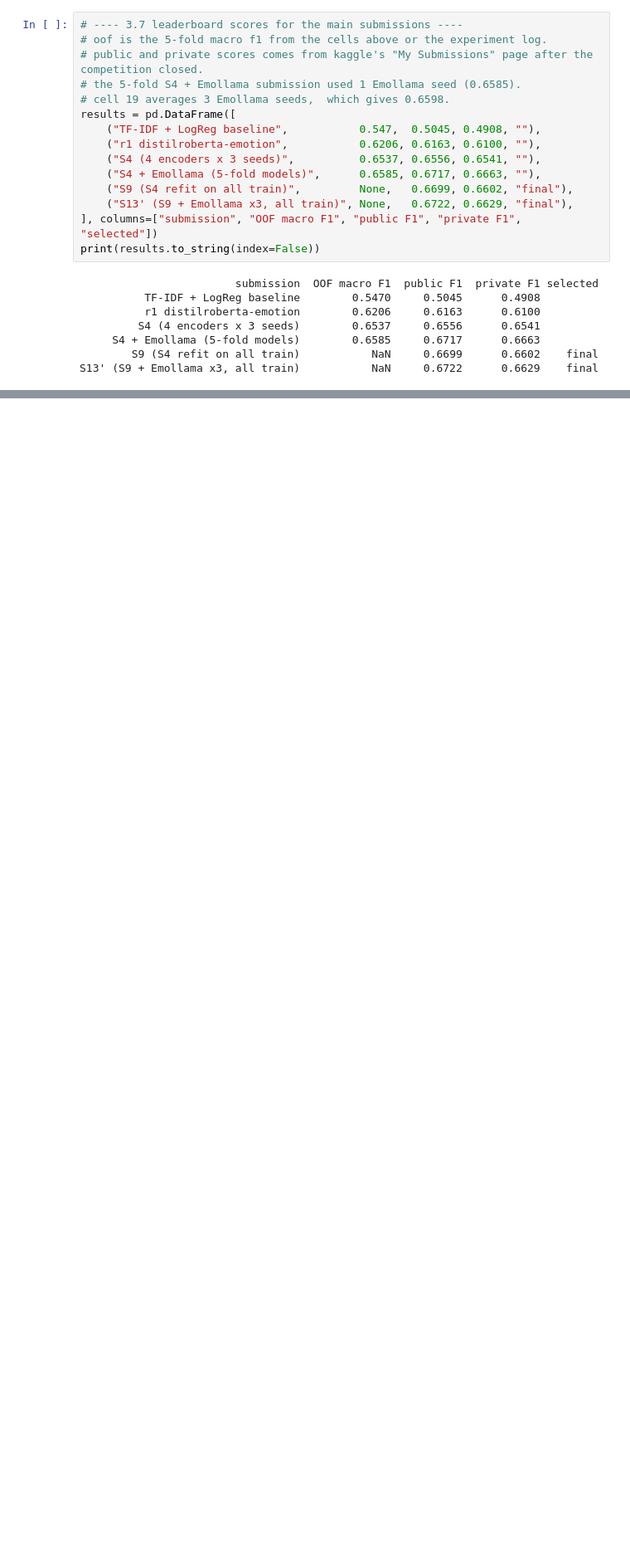
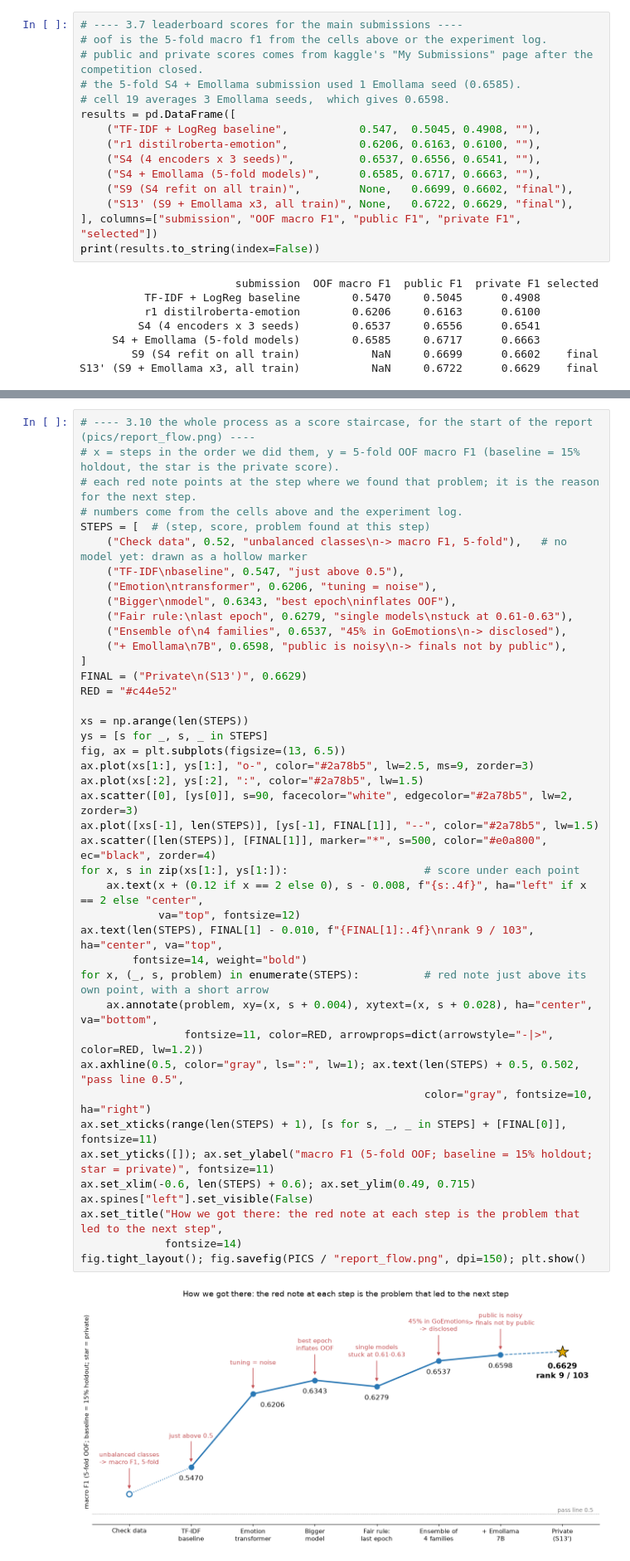
Before and after one commit to ismesid/DM2026-Lab2-Exercise, a Jupyter notebook: DM2026-Lab2-Homework.ipynb, the cells around one changed output, grey strips where cells are left out. Shown at 83% size. Drawn from its saved outputs; the diff is of its cells as text; blank space fills up the shorter version.

```diff
--- a/DM2026-Lab2-Homework.ipynb
+++ b/DM2026-Lab2-Homework.ipynb
@@ -582,0 +1048,44 @@ S13' (S9 + Emollama x3, all train)           NaN     0.6722      0.6629    final
+# %%
+# ---- 3.10 the whole process as a score staircase, for the start of the report (pics/report_flow.png) ----
+# x = steps in the order we did them, y = 5-fold OOF macro F1 (baseline = 15% holdout, the star is the private score).
+# each red note points at the step where we found that problem; it is the reason for the next step.
+# numbers come from the cells above and the experiment log.
+STEPS = [  # (step, score, problem found at this step)
+    ("Check data", 0.52, "unbalanced classes\n-> macro F1, 5-fold"),   # no model yet: drawn as a hollow marker
+    ("TF-IDF\nbaseline", 0.547, "just above 0.5"),
+    ("Emotion\ntransformer", 0.6206, "tuning = noise"),
+    ("Bigger\nmodel", 0.6343, "best epoch\ninflates OOF"),
+    ("Fair rule:\nlast epoch", 0.6279, "single models\nstuck at 0.61-0.63"),
+    ("Ensemble of\n4 families", 0.6537, "45% in GoEmotions\n-> disclosed"),
+    ("+ Emollama\n7B", 0.6598, "public is noisy\n-> finals not by public"),
+]
+FINAL = ("Private\n(S13')", 0.6629)
+RED = "#c44e52"
+
+xs = np.arange(len(STEPS))
+ys = [s for _, s, _ in STEPS]
+fig, ax = plt.subplots(figsize=(13, 6.5))
+ax.plot(xs[1:], ys[1:], "o-", color="#2a78b5", lw=2.5, ms=9, zorder=3)
+ax.plot(xs[:2], ys[:2], ":", color="#2a78b5", lw=1.5)
+ax.scatter([0], [ys[0]], s=90, facecolor="white", edgecolor="#2a78b5", lw=2, zorder=3)
+ax.plot([xs[-1], len(STEPS)], [ys[-1], FINAL[1]], "--", color="#2a78b5", lw=1.5)
+ax.scatter([len(STEPS)], [FINAL[1]], marker="*", s=500, color="#e0a800", ec="black", zorder=4)
+for x, s in zip(xs[1:], ys[1:]):                     # score under each point
+    ax.text(x + (0.12 if x == 2 else 0), s - 0.008, f"{s:.4f}", ha="left" if x == 2 else "center",
+            va="top", fontsize=12)
+ax.text(len(STEPS), FINAL[1] - 0.010, f"{FINAL[1]:.4f}\nrank 9 / 103", ha="center", va="top",
+        fontsize=14, weight="bold")
+for x, (_, s, problem) in enumerate(STEPS):          # red note just above its own point, with a short arrow
+    ax.annotate(problem, xy=(x, s + 0.004), xytext=(x, s + 0.028), ha="center", va="bottom",
+                fontsize=11, color=RED, arrowprops=dict(arrowstyle="-|>", color=RED, lw=1.2))
+ax.axhline(0.5, color="gray", ls=":", lw=1); ax.text(len(STEPS) + 0.5, 0.502, "pass line 0.5",
+                                                     color="gray", fontsize=10, ha="right")
+ax.set_xticks(range(len(STEPS) + 1), [s for s, _, _ in STEPS] + [FINAL[0]], fontsize=11)
+ax.set_yticks([]); ax.set_ylabel("macro F1 (5-fold OOF; baseline = 15% holdout; star = private)", fontsize=11)
+ax.set_xlim(-0.6, len(STEPS) + 0.6); ax.set_ylim(0.49, 0.715)
+ax.spines["left"].set_visible(False)
+ax.set_title("How we got there: the red note at each step is the problem that led to the next step",
+             fontsize=14)
+fig.tight_layout(); fig.savefig(PICS / "report_flow.png", dpi=150); plt.show()
+# %% [output]
+[figure, added]
```
Also changed, not shown: parts of 6 cells of this notebook, 7 other files.
